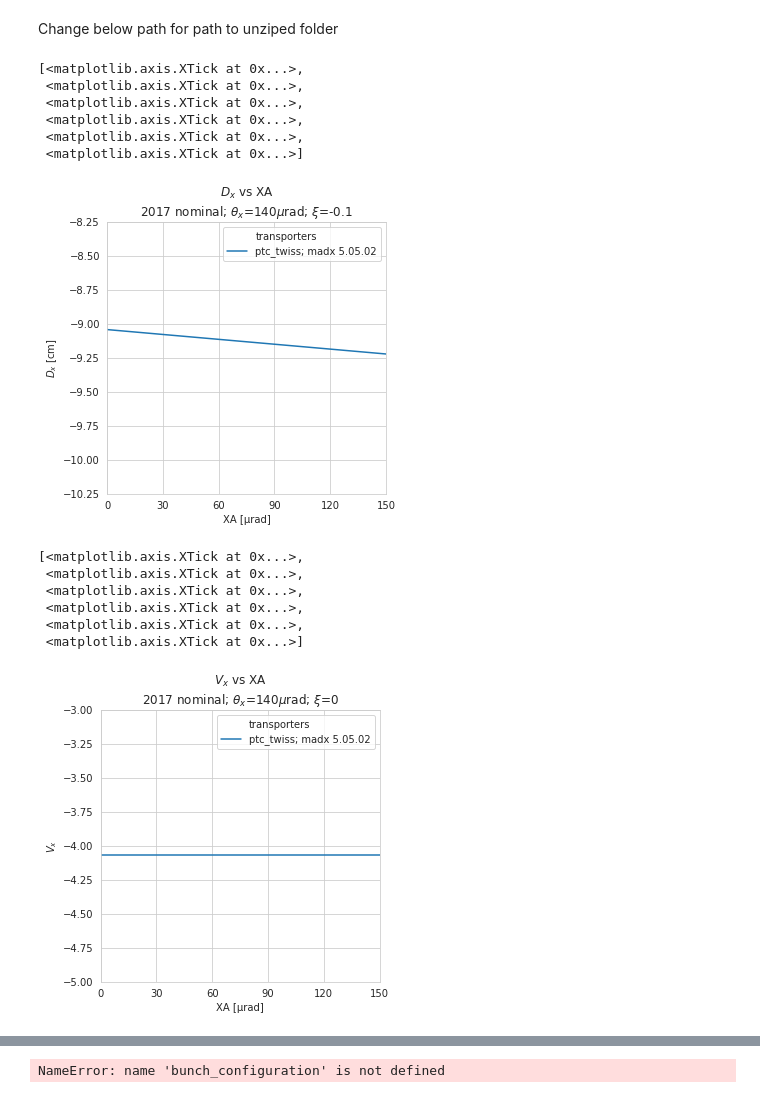
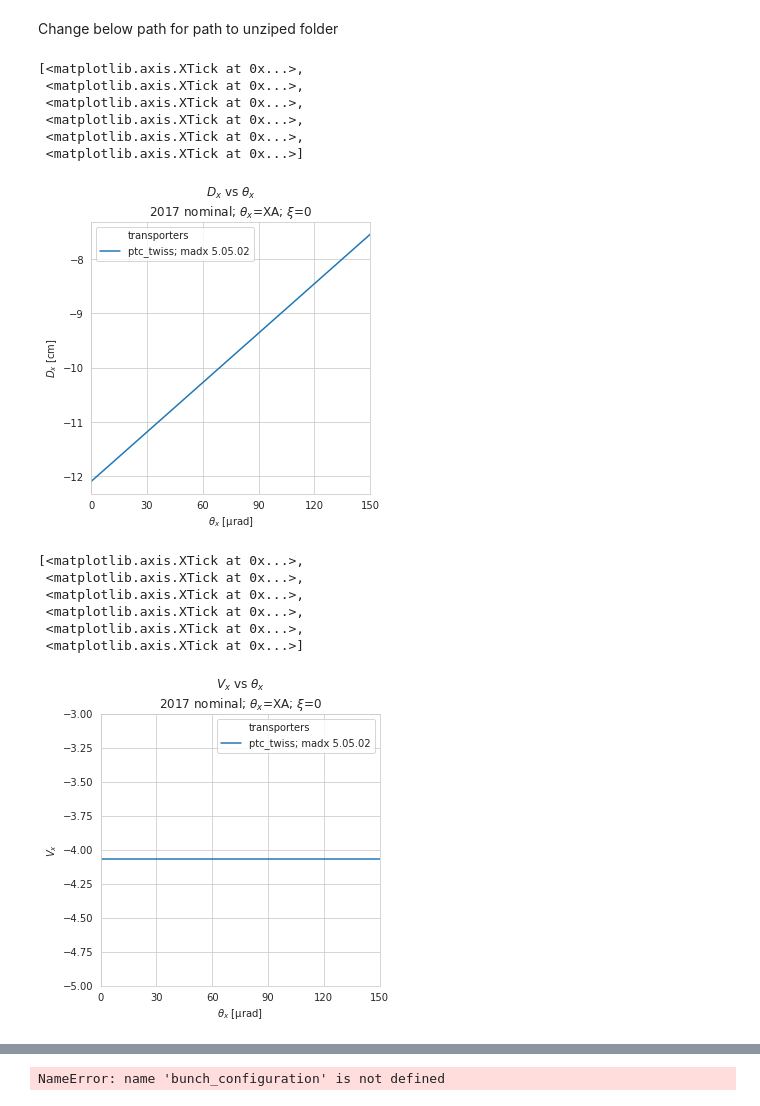
Before and after one commit to mucharafal/optics_generator_python, a Jupyter notebook: notebooks/Optics Parameters Compare 2017 Nominal.ipynb, the cells around one changed output, grey strips where cells are left out. Drawn from its saved outputs; the diff is of its cells as text; code cells hidden in the pictures.

```diff
--- a/notebooks/Optics Parameters Compare 2017 Nominal.ipynb
+++ b/notebooks/Optics Parameters Compare 2017 Nominal.ipynb
@@ -31,22 +31,22 @@ track_configuration = track_configuration.TrackConfiguration(path_to_xml_file, i
 # %%
 x_mean = 0
 sigma_x = 0
-theta_x_mean = 140e-6
-sigma_theta_x = 0
+theta_x_mean = 75e-6
+sigma_theta_x = 75e-6
 y_mean = 0
 sigma_y = 0
 theta_y_mean = 0
 sigma_theta_y = 0
-xa_mean = 75e-6
-sigma_xa = 75e-6
-pt_mean = -0.1
+xa_mean = 0
+sigma_xa = 0
+pt_mean = 0
 sigma_pt = 0
 
 x_resolution = 1
-theta_x_resolution = 1
+theta_x_resolution = 11
 y_resolution = 1
 theta_y_resolution = 1
-xa_resolution = 11
+xa_resolution = 1
 pt_resolution = 1
 
 grid_configuration_120 = buc.GridConfiguration.from_sigma(x_mean, sigma_x, x_resolution,
@@ -57,31 +57,31 @@ grid_configuration_120 = buc.GridConfiguration.from_sigma(x_mean, sigma_x, x_res
                                                         pt_mean, sigma_pt, pt_resolution)
 grid_120_name = r"$\theta_x = 120\mu$rad "
 # %%
-title_sufix = "2017 nominal; " + r"$\theta_x$=140$\mu$rad; $\xi$=-0.1"
+title_sufix = "2017 nominal; " + r"$\theta_x$=XA; $\xi$=0"
 transporter1 = "ptc_twiss; madx 5.05.02"
 # %%
 optical_functions = {
     transporter1: (twiss_optics_parameters.compute_d_x, twiss_configuration)
 }
 
-axes = plotter.plot_optical_functions(grid_configuration_120, optical_functions, "crossing angle", "D x", title_sufix)
-axes.set_ylim(-10.25, -8.25)
+axes = plotter.plot_optical_functions(grid_configuration_120, optical_functions, "theta x", "D x", title_sufix)
+# axes.set_ylim(-10.25, -8.25)
 axes.set_xticks(range(0, 151, 30))
 # %% [output]
 [<matplotlib.axis.XTick at 0x...>,
  <matplotlib.axis.XTick at 0x...>,
  <matplotlib.axis.XTick at 0x...>,
  <matplotlib.axis.XTick at 0x...>,
  <matplotlib.axis.XTick at 0x...>,
  <matplotlib.axis.XTick at 0x...>]
-[figure, old version]
+[figure, new version]
 # %%
 optical_functions = {
     transporter1: (twiss_optics_parameters.compute_v_x, twiss_configuration),
 #     transporter2: (track_optics_parameters.compute_v_x, track_configuration)
 }
 
-axes = plotter.plot_optical_functions(grid_configuration_120, optical_functions, "crossing angle", "V x", title_sufix)
+axes = plotter.plot_optical_functions(grid_configuration_120, optical_functions, "theta x", "V x", title_sufix)
 axes.set_ylim(-5, -3)
 axes.set_xticks(range(0, 151, 30))
 # %% [output]
@@ -91,7 +91,7 @@ axes.set_xticks(range(0, 151, 30))
  <matplotlib.axis.XTick at 0x...>,
  <matplotlib.axis.XTick at 0x...>,
  <matplotlib.axis.XTick at 0x...>]
-[figure, old version]
+[figure, new version]
 # %%
 optical_functions = {
     transporter1: (twiss_optics_parameters.compute_l_x, twiss_configuration),
```
Also changed, not shown: parts of 1 cell of this notebook, 1 other file.
